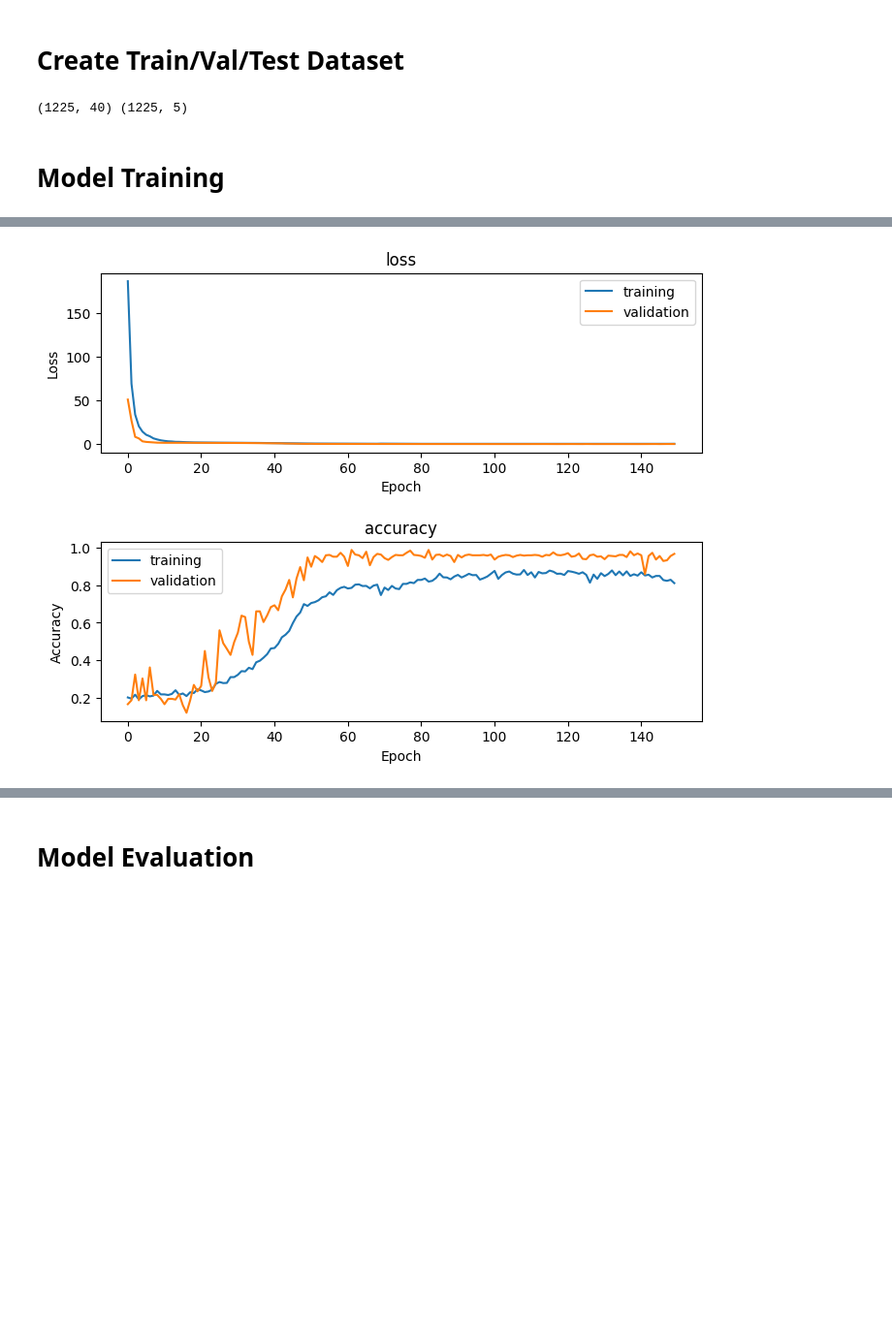
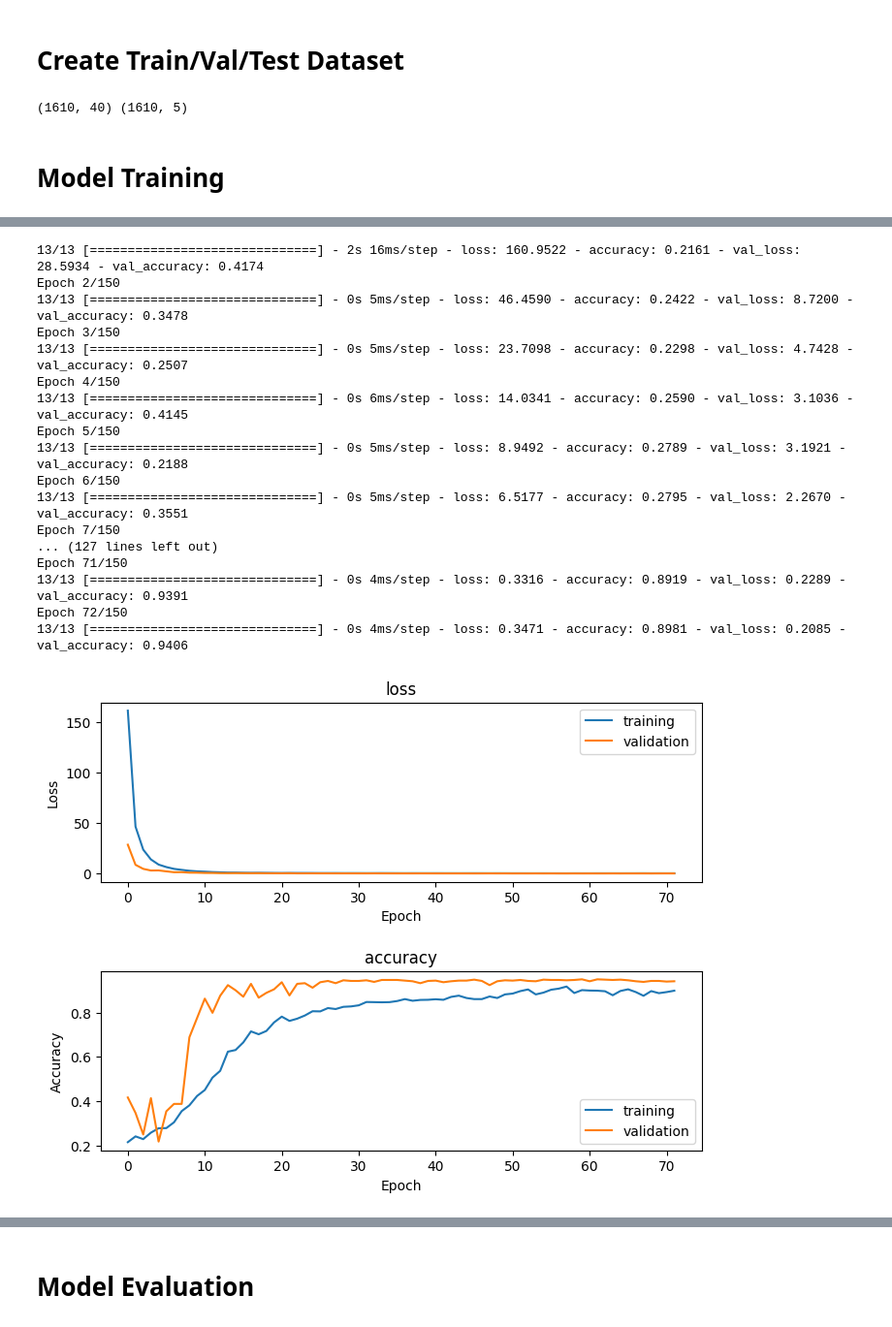
Before and after one commit to rachung2510/oppy, a Jupyter notebook: training/model_MLP.ipynb, the cells around one changed output, grey strips where cells are left out. Shown at 97% size. Cells and saved outputs as stored; diff of their text form; code cells hidden in the pictures; blank space fills up the shorter version.

```diff
--- a/training/model_MLP.ipynb
+++ b/training/model_MLP.ipynb
@@ -16,7 +23,7 @@ To enable the following instructions: FMA, in other operations, rebuild TensorFl
 # %% [markdown]
 # Import Data
 # %%
-dataset = pd.read_csv('../data/data3.csv', index_col=0)
+dataset = pd.read_csv('../data/data_tiger.csv', index_col=0)
 dataset['label'] = [int(s[-1]) for s in dataset['label']]
 dataset
 # %% [output]
@@ -55,11 +62,11 @@ n_classes = len(np.unique(y_encoded))
 y = to_categorical(y_encoded)
 
 ## split
-x_train, x_test, y_train, y_test = train_test_split(X, y, test_size=0.3, random_state=42)
-x_train, x_val, y_train, y_val = train_test_split(x_train, y_train, test_size=0.3, random_state=42)
+x_train, x_val, y_train, y_val = train_test_split(X, y, test_size=0.3, random_state=42)
+# x_train, x_val, y_train, y_val = train_test_split(x_train, y_train, test_size=0.3, random_state=42)
 print(x_train.shape, y_train.shape)
 # %% [output]
-(1225, 40) (1225, 5)
+(1610, 40) (1610, 5)
 # %% [markdown]
 # Model Training
 # %%
@@ -76,7 +83,8 @@ model.summary()
 model.compile(loss='categorical_crossentropy', optimizer='adam', metrics=['accuracy'])
 
 # Train the MLP model.
-history = model.fit(x_train, y_train, epochs=150, batch_size=128, validation_data=(x_val, y_val))
+callback = EarlyStopping(patience=10)
+history = model.fit(x_train, y_train, epochs=150, batch_size=128, validation_data=(x_val, y_val), callbacks=[callback])
 fig, axes = plt.subplots(2,1, figsize=(8,6))
 axes[0].plot(history.epoch,history.history['loss'], label='training')
 axes[0].plot(history.epoch,history.history['val_loss'], label='validation')
@@ -112,4 +133,21 @@ Epoch 150/150
+13/13 [==============================] - 2s 16ms/step - loss: 160.9522 - accuracy: 0.2161 - val_loss: 28.5934 - val_accuracy: 0.4174
+Epoch 2/150
+13/13 [==============================] - 0s 5ms/step - loss: 46.4590 - accuracy: 0.2422 - val_loss: 8.7200 - val_accuracy: 0.3478
+Epoch 3/150
+13/13 [==============================] - 0s 5ms/step - loss: 23.7098 - accuracy: 0.2298 - val_loss: 4.7428 - val_accuracy: 0.2507
+Epoch 4/150
+13/13 [==============================] - 0s 6ms/step - loss: 14.0341 - accuracy: 0.2590 - val_loss: 3.1036 - val_accuracy: 0.4145
+Epoch 5/150
+13/13 [==============================] - 0s 5ms/step - loss: 8.9492 - accuracy: 0.2789 - val_loss: 3.1921 - val_accuracy: 0.2188
+Epoch 6/150
+13/13 [==============================] - 0s 5ms/step - loss: 6.5177 - accuracy: 0.2795 - val_loss: 2.2670 - val_accuracy: 0.3551
+Epoch 7/150
+... (127 lines left out)
+Epoch 71/150
+13/13 [==============================] - 0s 4ms/step - loss: 0.3316 - accuracy: 0.8919 - val_loss: 0.2289 - val_accuracy: 0.9391
+Epoch 72/150
+13/13 [==============================] - 0s 4ms/step - loss: 0.3471 - accuracy: 0.8981 - val_loss: 0.2085 - val_accuracy: 0.9406
-[figure, old version]
+[figure, new version]
 # %%
 print("Train accuracy:", history.history["accuracy"][-1])
 print("Validation accuracy:", history.history["val_accuracy"][-1])
```
Also changed, not shown: parts of 7 cells of this notebook, 5 other files.
